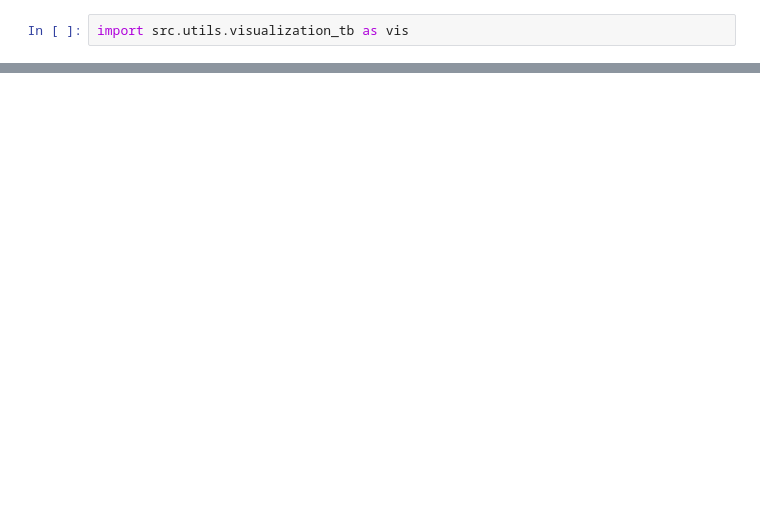
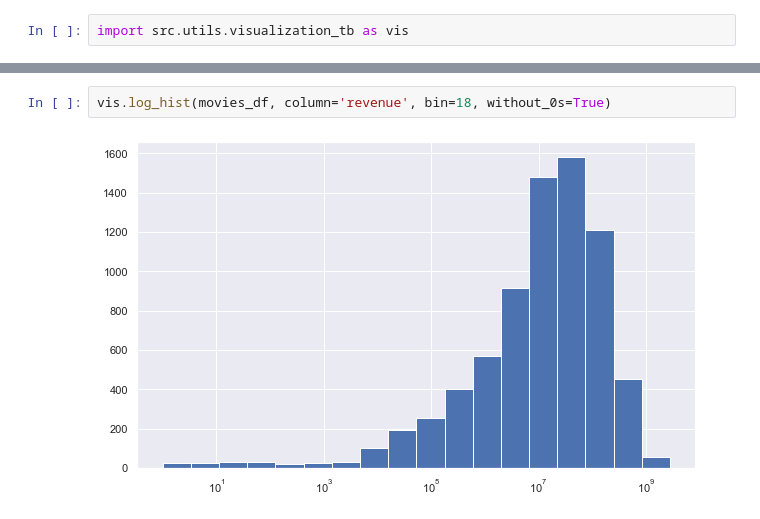
Before and after one commit to JaunIgciona/DataBootcamp_Nov2020, a Jupyter notebook: 4. Proyectos/EDA project/notebooks/basureta_notebook.ipynb, the cells around one changed output, grey strips where cells are left out. Drawn from its saved outputs; the diff is of its cells as text; blank space fills up the shorter version.

```diff
--- a/4. Proyectos/EDA project/notebooks/basureta_notebook.ipynb
+++ b/4. Proyectos/EDA project/notebooks/basureta_notebook.ipynb
@@ -35,0 +39,4 @@ plt.plot(x_ax,released_movies_Y.values)
+# %%
+vis.log_hist(movies_df, column='revenue', bin=18, without_0s=True)
+# %% [output]
+[figure, added]
```
Also changed, not shown: parts of 7 cells of this notebook, 2 other files.
